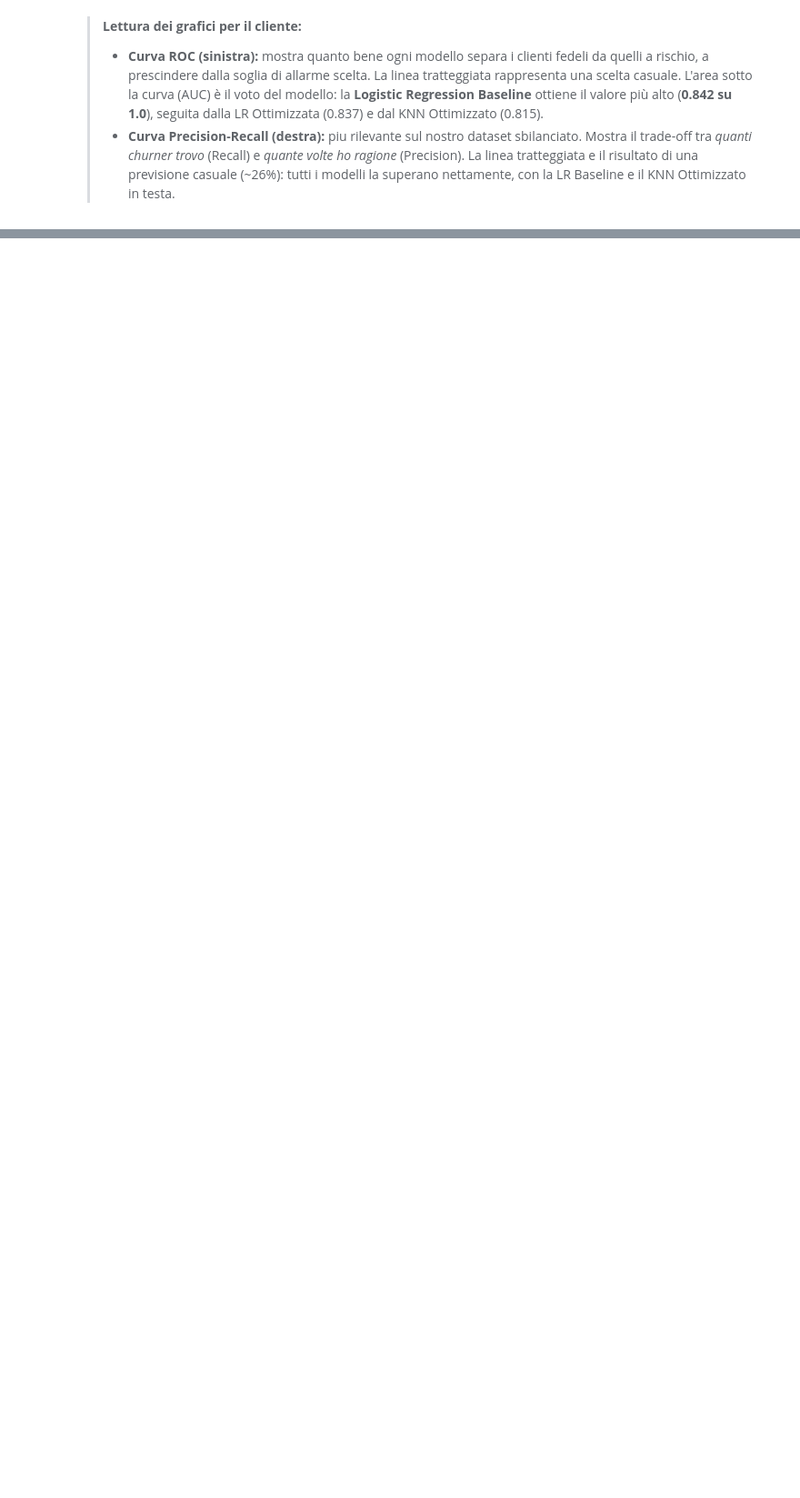
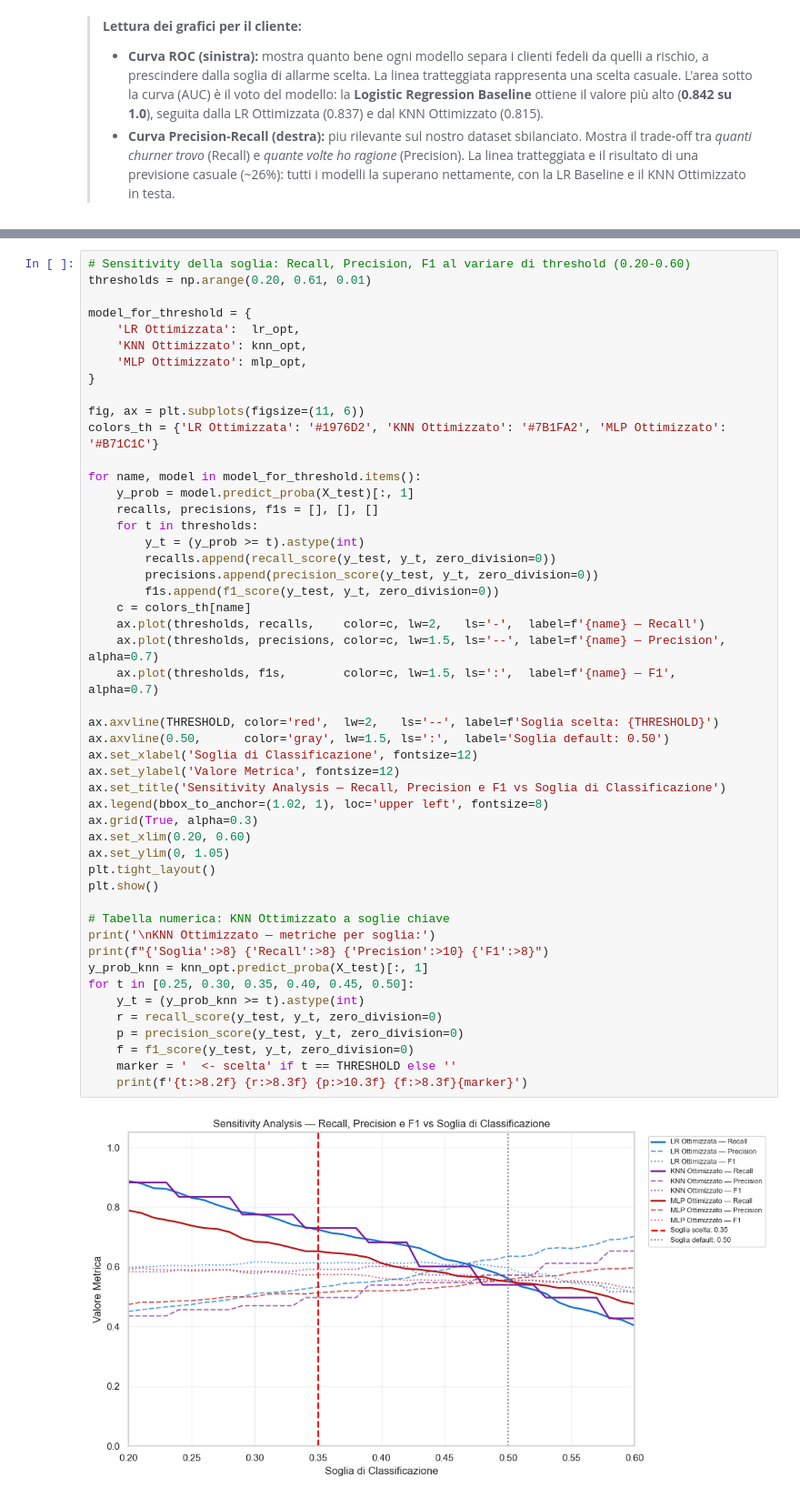
Before and after one commit to diegoandruccioli/telco-churn-ml-optimization, a Jupyter notebook: notebooks/churn_optimization.ipynb, the cells around one changed output, grey strips where cells are left out. Shown at 91% size. Drawn from its saved outputs; the diff is of its cells as text; blank space fills up the shorter version.

```diff
--- a/notebooks/churn_optimization.ipynb
+++ b/notebooks/churn_optimization.ipynb
@@ -977,0 +996,51 @@ plt.show()
+# %%
+# Sensitivity della soglia: Recall, Precision, F1 al variare di threshold (0.20-0.60)
+thresholds = np.arange(0.20, 0.61, 0.01)
+
+model_for_threshold = {
+    'LR Ottimizzata':  lr_opt,
+    'KNN Ottimizzato': knn_opt,
+    'MLP Ottimizzato': mlp_opt,
+}
+
+fig, ax = plt.subplots(figsize=(11, 6))
+colors_th = {'LR Ottimizzata': '#1976D2', 'KNN Ottimizzato': '#7B1FA2', 'MLP Ottimizzato': '#B71C1C'}
+
+for name, model in model_for_threshold.items():
+    y_prob = model.predict_proba(X_test)[:, 1]
+    recalls, precisions, f1s = [], [], []
+    for t in thresholds:
+        y_t = (y_prob >= t).astype(int)
+        recalls.append(recall_score(y_test, y_t, zero_division=0))
+        precisions.append(precision_score(y_test, y_t, zero_division=0))
+        f1s.append(f1_score(y_test, y_t, zero_division=0))
+    c = colors_th[name]
+    ax.plot(thresholds, recalls,    color=c, lw=2,   ls='-',  label=f'{name} — Recall')
+    ax.plot(thresholds, precisions, color=c, lw=1.5, ls='--', label=f'{name} — Precision', alpha=0.7)
+    ax.plot(thresholds, f1s,        color=c, lw=1.5, ls=':',  label=f'{name} — F1',        alpha=0.7)
+
+ax.axvline(THRESHOLD, color='red',  lw=2,   ls='--', label=f'Soglia scelta: {THRESHOLD}')
+ax.axvline(0.50,      color='gray', lw=1.5, ls=':',  label='Soglia default: 0.50')
+ax.set_xlabel('Soglia di Classificazione', fontsize=12)
+ax.set_ylabel('Valore Metrica', fontsize=12)
+ax.set_title('Sensitivity Analysis — Recall, Precision e F1 vs Soglia di Classificazione')
+ax.legend(bbox_to_anchor=(1.02, 1), loc='upper left', fontsize=8)
+ax.grid(True, alpha=0.3)
+ax.set_xlim(0.20, 0.60)
+ax.set_ylim(0, 1.05)
+plt.tight_layout()
+plt.show()
+
+# Tabella numerica: KNN Ottimizzato a soglie chiave
+print('\nKNN Ottimizzato — metriche per soglia:')
+print(f"{'Soglia':>8} {'Recall':>8} {'Precision':>10} {'F1':>8}")
+y_prob_knn = knn_opt.predict_proba(X_test)[:, 1]
+for t in [0.25, 0.30, 0.35, 0.40, 0.45, 0.50]:
+    y_t = (y_prob_knn >= t).astype(int)
+    r = recall_score(y_test, y_t, zero_division=0)
+    p = precision_score(y_test, y_t, zero_division=0)
+    f = f1_score(y_test, y_t, zero_division=0)
+    marker = '  <- scelta' if t == THRESHOLD else ''
+    print(f'{t:>8.2f} {r:>8.3f} {p:>10.3f} {f:>8.3f}{marker}')
+# %% [output]
+[figure, added]
```
Also changed, not shown: parts of 10 cells of this notebook, 1 other file.
